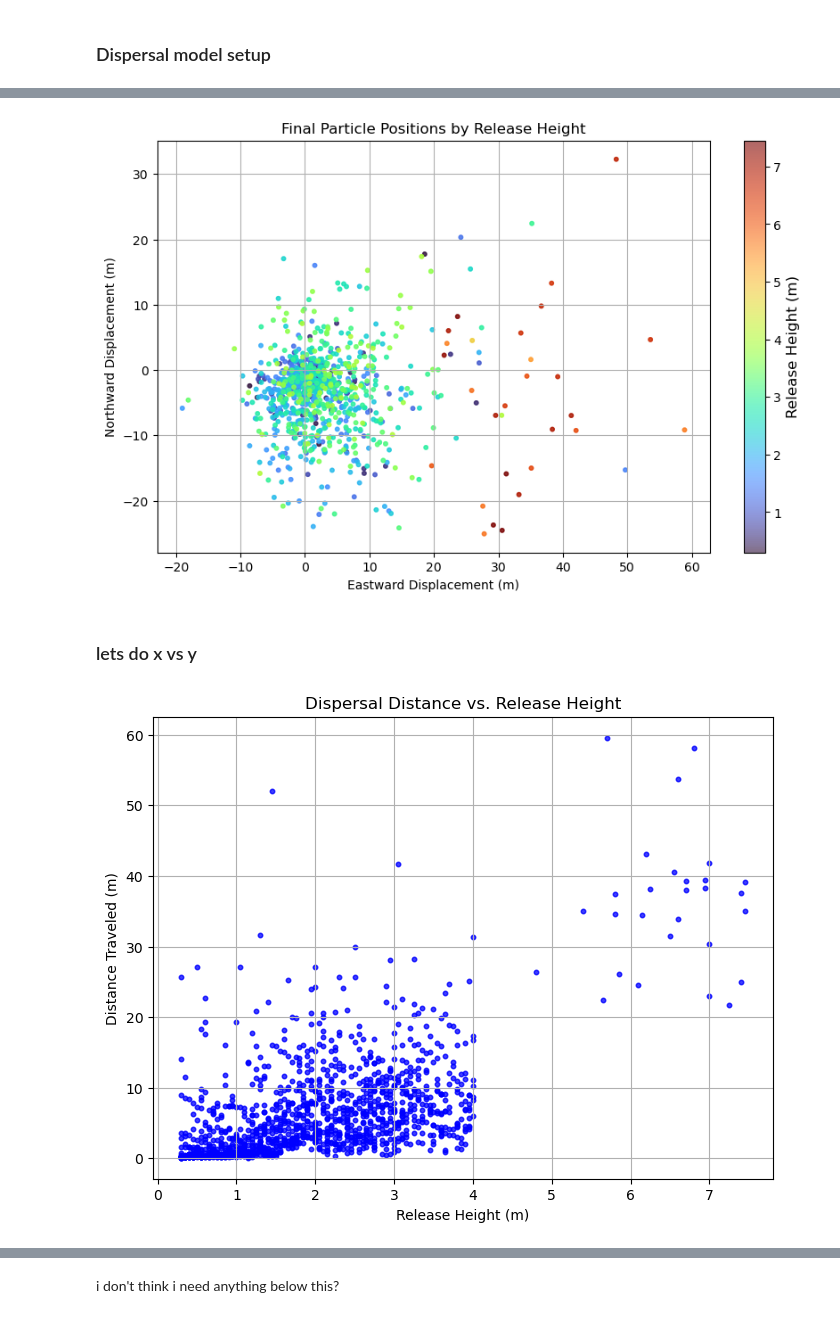
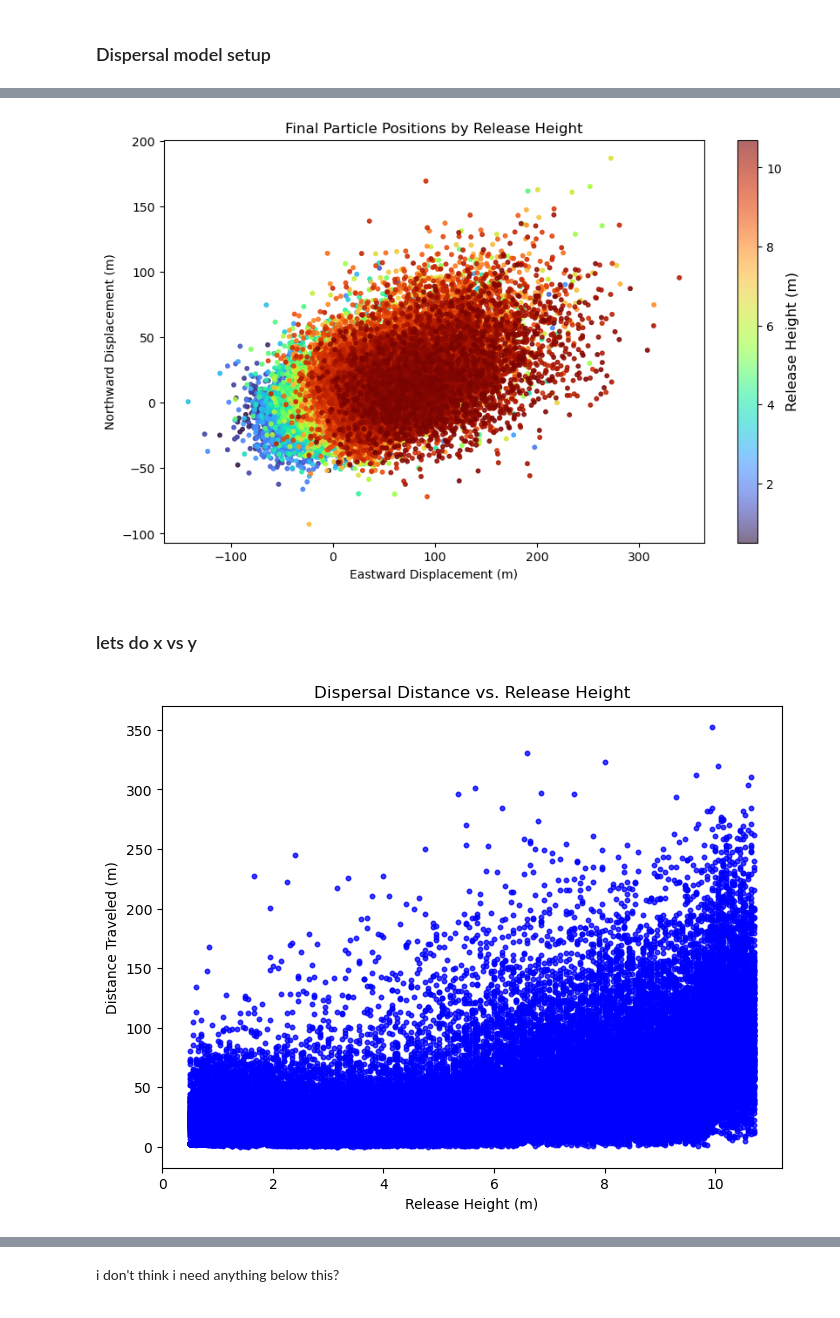
Before and after one commit to jj-franks/Dispersal-Model, a Jupyter notebook: Models/Model-GRADY.ipynb, the cells around one changed output, grey strips where cells are left out. Drawn from its saved outputs; the diff is of its cells as text; code cells hidden in the pictures.

```diff
--- a/Models/Model-GRADY.ipynb
+++ b/Models/Model-GRADY.ipynb
@@ -71,5 +71,18 @@ epsDS1["WaveOrbitalAdvec"] = (["time_start"], waveAdvect_arr,{'Description':'Est
 # Load ADCP dataset
 adcp1 = xr.open_dataset("/Users/jessicafranks/grad_school/grad_thesis/thesis-python/dispersal-model/ADCP-data/grady-adcp/adcp1_final.nc")
 
-# Apply quality control: Flag == 1
-adcp1_qc = adcp1.where(adcp1.Flag == 1)
+# Sanity check thresholds
+MAX_REASONABLE_SPEED = 5  # m/s, adjust as needed
+
+# Comprehensive QC mask
+qc_mask = (
+    (adcp1.Flag == 1) &
+    np.isfinite(adcp1.East) &
+    np.isfinite(adcp1.North) &
+    (np.abs(adcp1.East) <= MAX_REASONABLE_SPEED) &
+    (np.abs(adcp1.North) <= MAX_REASONABLE_SPEED)
+)
+
+# Apply it
+east_clean = adcp1.East.where(qc_mask)
+north_clean = adcp1.North.where(qc_mask)
@@ -107,8 +98,8 @@ re = (max_current * diameter) / kv # to be calculated later once I get diameter
 # %% [markdown]
 ### Dispersal model setup
 # %%
-n_particles = 20
-release_height = 0.3 #meters
+n_particles = 300
+release_height = 0.5 #meters
 plant_depth = 12.75 #meters
 sinking_speeds = [0.0009020192] # m/s
 bottom_roughness = 0.08 #meters
@@ -122,6 +113,21 @@ kappa = 0.41
 g = 9.81
 # U_s = (np.pi * wave_height**2) / (2 * wave_period * np.sinh(k * plant_depth)**2)
 
+#def dampen_outliers(arr, z_thresh=3): # this is my attempt at removing outlier current speeds at 4-5m
+#    if np.isnan(arr).all():
+#        return arr  # Return as-is if all values are NaN
+
+#    mean = np.nanmean(arr)
+#    std = np.nanstd(arr)
+#    if std == 0 or np.isnan(std):
+#        return arr  # No spread or not enough data to calculate z-scores
+
+#    z = (arr - mean) / std
+#    dampened = np.where(np.abs(z) <= z_thresh, arr, mean + z_thresh * std * np.sign(z))
+#    return dampened
+
+
+
 def stokes_drift(z, H, T):
     """Calculate Stokes drift at depth z given wave height H and wave period T."""
     def dispersion_relation(k):
@@ -270,7 +344,7 @@ def run_simulation(release_height, plant_depth, sinking_speeds,
     settled_count = 0
 
     #run for 50 days instead of full ADCP time (based on zygote viability)
-    max_simulation_time_sec = 2 * 24 * 60 * 60 # 50 days in seconds
+    max_simulation_time_sec = 50 * 24 * 60 * 60 # 50 days in seconds
     max_time_steps = int(max_simulation_time_sec / dt)
 
     while settled_count < settle_fraction * n_particles and t < max_time_steps:
@@ -380,7 +454,7 @@ def run_simulation(release_height, plant_depth, sinking_speeds,
     #return np.array(positions[-1]) if positions else np.array([])
 # %%
 # Run simulations
-release_heights = np.arange(0.3, 12.0, 0.05) #from 30 cm to just below 12m, every 5 cm
+release_heights = np.arange(0.5, 12.0, 0.05) #from 30 cm to just below 12m, every 5 cm
 plant_depths = [12.0]
 sinking_speeds = [0.0009020192] # m / s
 
@@ -455,27 +572,25 @@ cbar.set_label("Release Height (m)", fontsize=12)
 plt.xlabel("Eastward Displacement (m)")
 plt.ylabel("Northward Displacement (m)")
 plt.title("Final Particle Positions by Release Height")
-plt.grid(True)
 plt.savefig("figures/displacementVSrelease-grady.png", dpi=300, bbox_inches='tight')  # Save as PNG
 plt.show()
 # %% [output]
-[figure, old version]
+[figure, new version]
 # %% [markdown]
 ### lets do x vs y
 # %%
 distance = np.sqrt(x**2 + y**2)
 
 plt.figure(figsize=(8, 6))
 plt.scatter(release_h, distance, alpha=0.5, s=10, c='blue')  # Optional: use c=distance, cmap='viridis' for gradient
 
 plt.xlabel("Release Height (m)")
 plt.ylabel("Distance Traveled (m)")
 plt.title("Dispersal Distance vs. Release Height")
-plt.grid(True)
 plt.savefig("figures/dispersaldistVSreleaseheight-grady.png", dpi=300, bbox_inches='tight')  # Save to current working dir
 plt.show()
 # %% [output]
-[figure, old version]
+[figure, new version]
 # %%
 all_data = np.vstack(all_final_positions)  # shape: (N_particles, 4), columns: x, y, z, release_height
 x_vals = all_data[:, 0]
```
Also changed, not shown: parts of 21 cells of this notebook, 20 other files.
